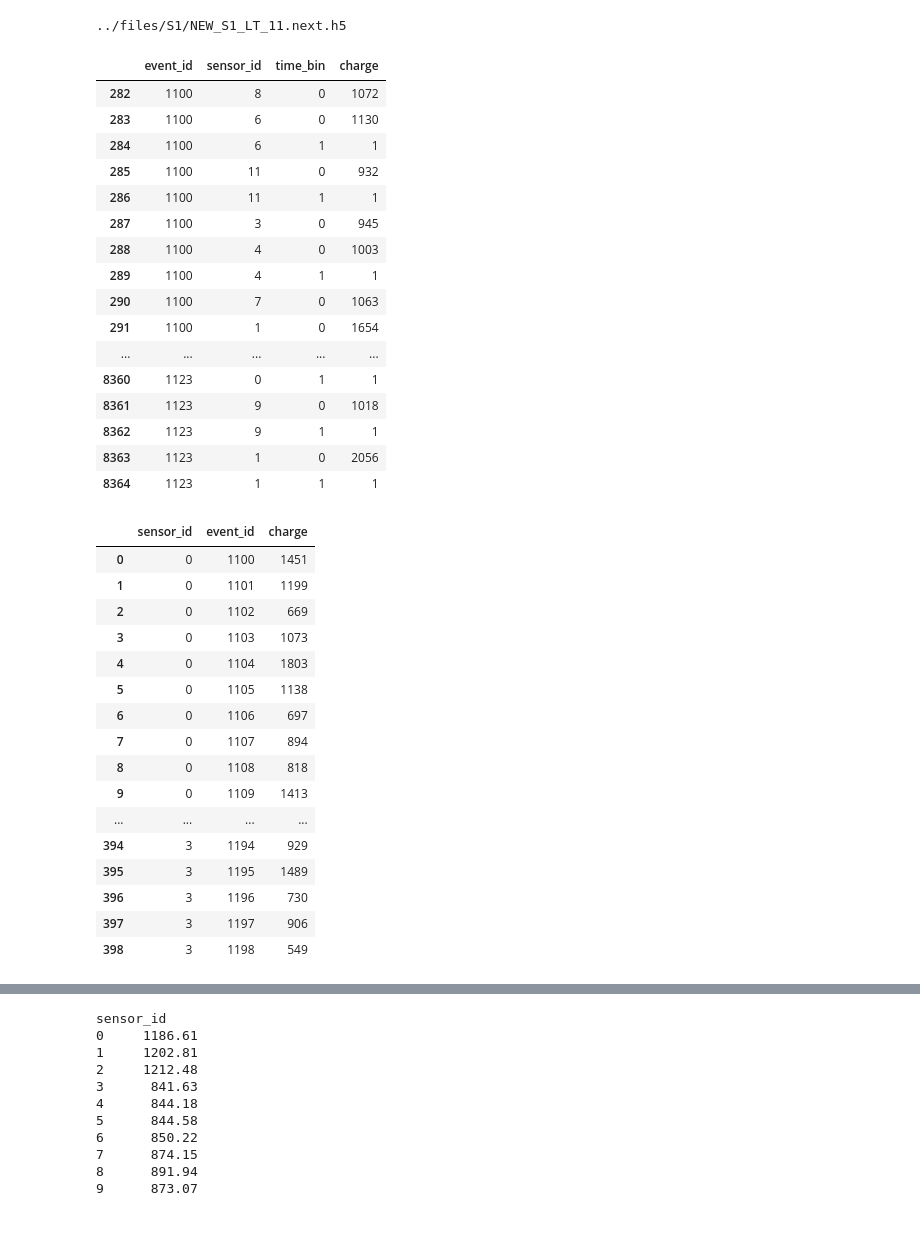
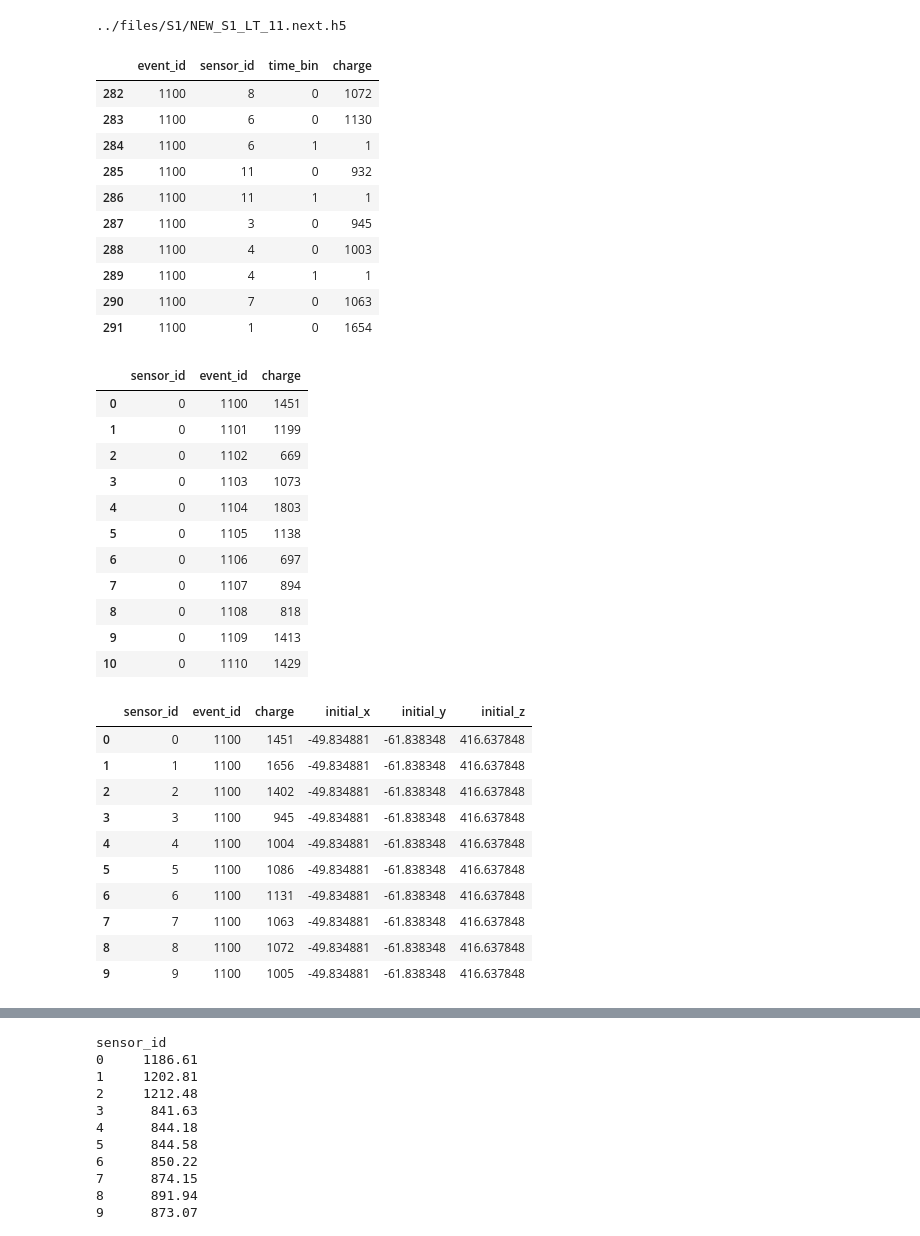
Before and after one commit to kvjmistry/LightTableGen, a Jupyter notebook: notebooks/lt_creator.ipynb, the cells around one changed output, grey strips where cells are left out. Saved outputs shown, nothing was run; the diff lists cells and outputs as text; code cells hidden in the pictures.

```diff
--- a/notebooks/lt_creator.ipynb
+++ b/notebooks/lt_creator.ipynb
@@ -67,36 +66,30 @@ z = 10
 # %%
 # Get the metadata from the files
 configuration = pd.read_hdf(filename, "MC/configuration").set_index("param_key")
 num_events = int(configuration.loc["num_events"][0])
 nphotons   = int(configuration.loc["/Generator/ScintGenerator/nphotons"][0])
 
 sns_response  = pd.read_hdf(filename, "MC/sns_response")
 pmt_response  = sns_response[np.isin(sns_response["sensor_id"].values, datapmt["SensorID"].values)]
 
 pd.set_option('display.max_rows', None)
-display(pmt_response)
+display(pmt_response.head(10))
 # %% [output]
 |  | event_id | sensor_id | time_bin | charge |
 | 282 | 1100 | 8 | 0 | 1072 |
 | 283 | 1100 | 6 | 0 | 1130 |
 | 284 | 1100 | 6 | 1 | 1 |
 | 285 | 1100 | 11 | 0 | 932 |
 | 286 | 1100 | 11 | 1 | 1 |
 | 287 | 1100 | 3 | 0 | 945 |
 | 288 | 1100 | 4 | 0 | 1003 |
 | 289 | 1100 | 4 | 1 | 1 |
 | 290 | 1100 | 7 | 0 | 1063 |
 | 291 | 1100 | 1 | 0 | 1654 |
-| ... | ... | ... | ... | ... |
-| 8360 | 1123 | 0 | 1 | 1 |
-| 8361 | 1123 | 9 | 0 | 1018 |
-| 8362 | 1123 | 9 | 1 | 1 |
-| 8363 | 1123 | 1 | 0 | 2056 |
-| 8364 | 1123 | 1 | 1 | 1 |
 # %%
 # protection time bins
 pmt_response = pmt_response.groupby(["sensor_id", "event_id"])["charge"].sum().to_frame().reset_index()
-display(pmt_response)
+display(pmt_response.head(11))
 # %% [output]
 |  | sensor_id | event_id | charge |
 | 0 | 0 | 1100 | 1451 |
@@ -109,9 +102,20 @@ display(pmt_response)
 | 7 | 0 | 1107 | 894 |
 | 8 | 0 | 1108 | 818 |
 | 9 | 0 | 1109 | 1413 |
-| ... | ... | ... | ... |
-| 394 | 3 | 1194 | 929 |
-| 395 | 3 | 1195 | 1489 |
-| 396 | 3 | 1196 | 730 |
-| 397 | 3 | 1197 | 906 |
-| 398 | 3 | 1198 | 549 |
+| 10 | 0 | 1110 | 1429 |
+# %%
+# Merge the dataframes to add the x, y, z positions
+pmt_response = pmt_response.merge(parts, on="event_id", how = 'inner')
+display(pmt_response.head(10))
+# %% [output]
+|  | sensor_id | event_id | charge | initial_x | initial_y | initial_z |
+| 0 | 0 | 1100 | 1451 | -49.834881 | -61.838348 | 416.637848 |
+| 1 | 1 | 1100 | 1656 | -49.834881 | -61.838348 | 416.637848 |
+| 2 | 2 | 1100 | 1402 | -49.834881 | -61.838348 | 416.637848 |
+| 3 | 3 | 1100 | 945 | -49.834881 | -61.838348 | 416.637848 |
+| 4 | 4 | 1100 | 1004 | -49.834881 | -61.838348 | 416.637848 |
+| 5 | 5 | 1100 | 1086 | -49.834881 | -61.838348 | 416.637848 |
+| 6 | 6 | 1100 | 1131 | -49.834881 | -61.838348 | 416.637848 |
+| 7 | 7 | 1100 | 1063 | -49.834881 | -61.838348 | 416.637848 |
+| 8 | 8 | 1100 | 1072 | -49.834881 | -61.838348 | 416.637848 |
+| 9 | 9 | 1100 | 1005 | -49.834881 | -61.838348 | 416.637848 |
```
Also changed, not shown: parts of 2 cells of this notebook.
